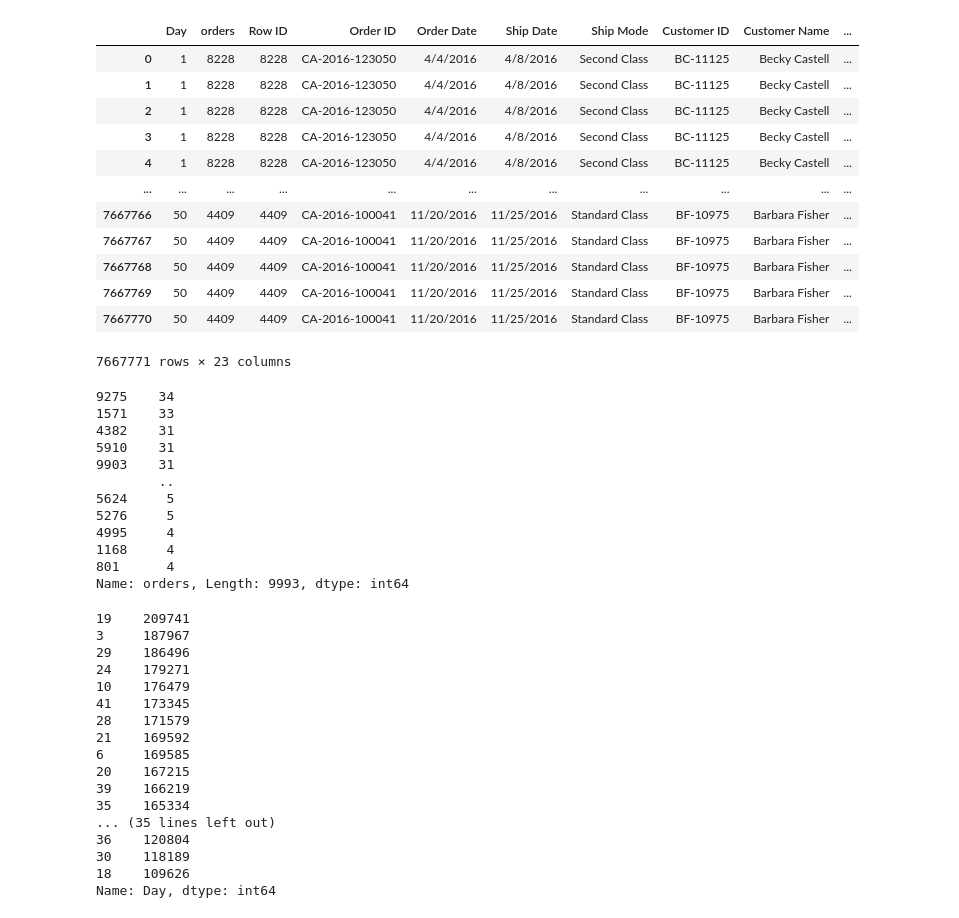
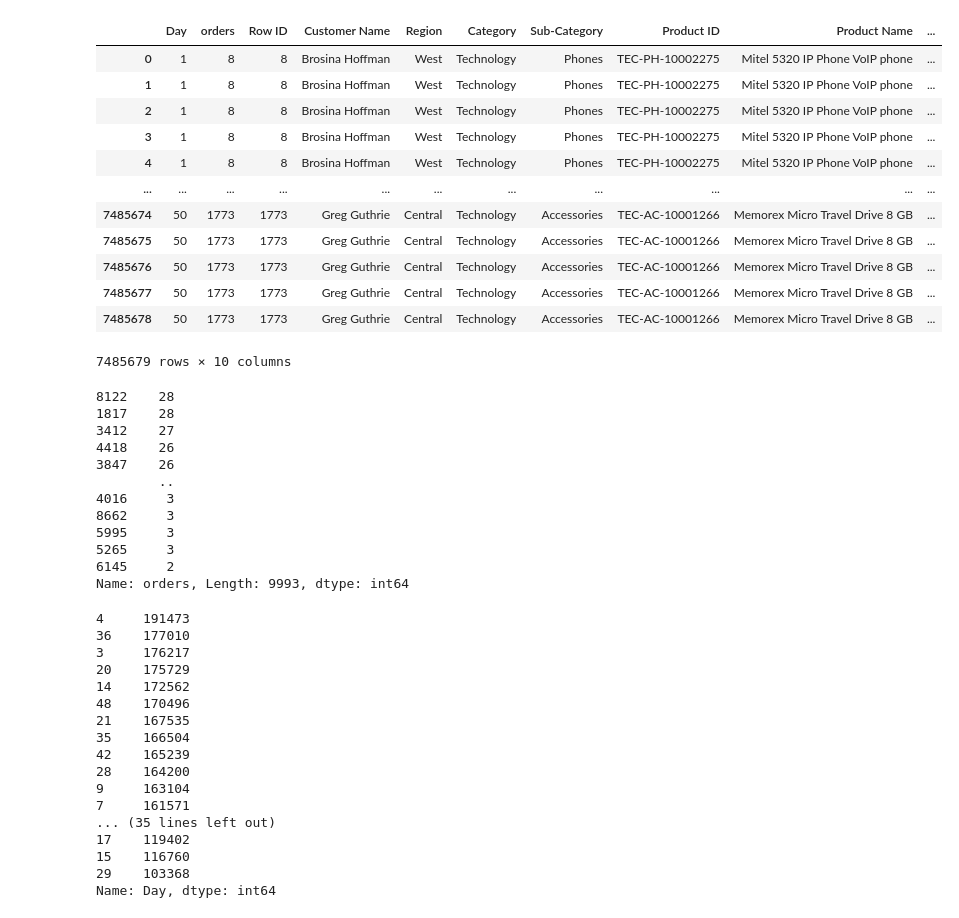
Before and after one commit to lychrst/Superstore-Logistics, a Jupyter notebook: Superstore Logistics.ipynb, the cells around one changed output. Saved outputs shown, nothing was run; the diff lists cells and outputs as text; code cells hidden in the pictures.

```diff
--- a/Superstore Logistics.ipynb
+++ b/Superstore Logistics.ipynb
@@ -23,0 +32,2 @@ super_explore =  pd.read_csv('superstore.csv', encoding = 'unicode_escape')
+# %%
+abr_super = super_explore[['Row ID', "Customer Name", "Region", "Category", "Sub-Category", "Product ID",  "Product Name", "Ship Mode"]]
@@ -24,54 +50,54 @@ super_explore =  pd.read_csv('superstore.csv', encoding = 'unicode_escape')
 # %%
-n = funcs.random_customer_orders(super_explore, 1, 150000, 17000, 1, 50, 0, 9994)
+n = funcs.random_customer_orders(abr_super, 1, 150000, 17000, 1, 50, 0, 9994)
 n
 # %% [output]
-|  | Day | orders | Row ID | Order ID | Order Date | Ship Date | Ship Mode | Customer ID | Customer Name | ... |
-| 0 | 1 | 8228 | 8228 | CA-2016-123050 | 4/4/2016 | 4/8/2016 | Second Class | BC-11125 | Becky Castell | ... |
-| 1 | 1 | 8228 | 8228 | CA-2016-123050 | 4/4/2016 | 4/8/2016 | Second Class | BC-11125 | Becky Castell | ... |
-| 2 | 1 | 8228 | 8228 | CA-2016-123050 | 4/4/2016 | 4/8/2016 | Second Class | BC-11125 | Becky Castell | ... |
-| 3 | 1 | 8228 | 8228 | CA-2016-123050 | 4/4/2016 | 4/8/2016 | Second Class | BC-11125 | Becky Castell | ... |
-| 4 | 1 | 8228 | 8228 | CA-2016-123050 | 4/4/2016 | 4/8/2016 | Second Class | BC-11125 | Becky Castell | ... |
+|  | Day | orders | Row ID | Customer Name | Region | Category | Sub-Category | Product ID | Product Name | ... |
+| 0 | 1 | 8 | 8 | Brosina Hoffman | West | Technology | Phones | TEC-PH-10002275 | Mitel 5320 IP Phone VoIP phone | ... |
+| 1 | 1 | 8 | 8 | Brosina Hoffman | West | Technology | Phones | TEC-PH-10002275 | Mitel 5320 IP Phone VoIP phone | ... |
+| 2 | 1 | 8 | 8 | Brosina Hoffman | West | Technology | Phones | TEC-PH-10002275 | Mitel 5320 IP Phone VoIP phone | ... |
+| 3 | 1 | 8 | 8 | Brosina Hoffman | West | Technology | Phones | TEC-PH-10002275 | Mitel 5320 IP Phone VoIP phone | ... |
+| 4 | 1 | 8 | 8 | Brosina Hoffman | West | Technology | Phones | TEC-PH-10002275 | Mitel 5320 IP Phone VoIP phone | ... |
 | ... | ... | ... | ... | ... | ... | ... | ... | ... | ... | ... |
-| 7667766 | 50 | 4409 | 4409 | CA-2016-100041 | 11/20/2016 | 11/25/2016 | Standard Class | BF-10975 | Barbara Fisher | ... |
-| 7667767 | 50 | 4409 | 4409 | CA-2016-100041 | 11/20/2016 | 11/25/2016 | Standard Class | BF-10975 | Barbara Fisher | ... |
-| 7667768 | 50 | 4409 | 4409 | CA-2016-100041 | 11/20/2016 | 11/25/2016 | Standard Class | BF-10975 | Barbara Fisher | ... |
-| 7667769 | 50 | 4409 | 4409 | CA-2016-100041 | 11/20/2016 | 11/25/2016 | Standard Class | BF-10975 | Barbara Fisher | ... |
-| 7667770 | 50 | 4409 | 4409 | CA-2016-100041 | 11/20/2016 | 11/25/2016 | Standard Class | BF-10975 | Barbara Fisher | ... |
+| 7485674 | 50 | 1773 | 1773 | Greg Guthrie | Central | Technology | Accessories | TEC-AC-10001266 | Memorex Micro Travel Drive 8 GB | ... |
+| 7485675 | 50 | 1773 | 1773 | Greg Guthrie | Central | Technology | Accessories | TEC-AC-10001266 | Memorex Micro Travel Drive 8 GB | ... |
+| 7485676 | 50 | 1773 | 1773 | Greg Guthrie | Central | Technology | Accessories | TEC-AC-10001266 | Memorex Micro Travel Drive 8 GB | ... |
+| 7485677 | 50 | 1773 | 1773 | Greg Guthrie | Central | Technology | Accessories | TEC-AC-10001266 | Memorex Micro Travel Drive 8 GB | ... |
+| 7485678 | 50 | 1773 | 1773 | Greg Guthrie | Central | Technology | Accessories | TEC-AC-10001266 | Memorex Micro Travel Drive 8 GB | ... |
-7667771 rows × 23 columns
+7485679 rows × 10 columns
 # %%
 n[n["Day"] == 1]['orders'].value_counts()
 # %% [output]
-9275    34
-1571    33
-4382    31
-5910    31
-9903    31
+8122    28
+1817    28
+3412    27
+4418    26
+3847    26
         ..
-5624     5
-5276     5
-4995     4
-1168     4
-801      4
+4016     3
+8662     3
+5995     3
+5265     3
+6145     2
 Name: orders, Length: 9993, dtype: int64
 # %%
 n["Day"].value_counts()
 # %% [output]
-19    209741
-3     187967
-29    186496
-24    179271
-10    176479
-41    173345
-28    171579
-21    169592
-6     169585
-20    167215
-39    166219
-35    165334
+4     191473
+36    177010
+3     176217
+20    175729
+14    172562
+48    170496
+21    167535
+35    166504
+42    165239
+28    164200
+9     163104
+7     161571
 ... (35 lines left out)
-36    120804
-30    118189
-18    109626
+17    119402
+15    116760
+29    103368
 Name: Day, dtype: int64
 # %%
 Central_to_South = funcs.Central_to_South(n)
```
Also changed, not shown: parts of 93 cells of this notebook.
